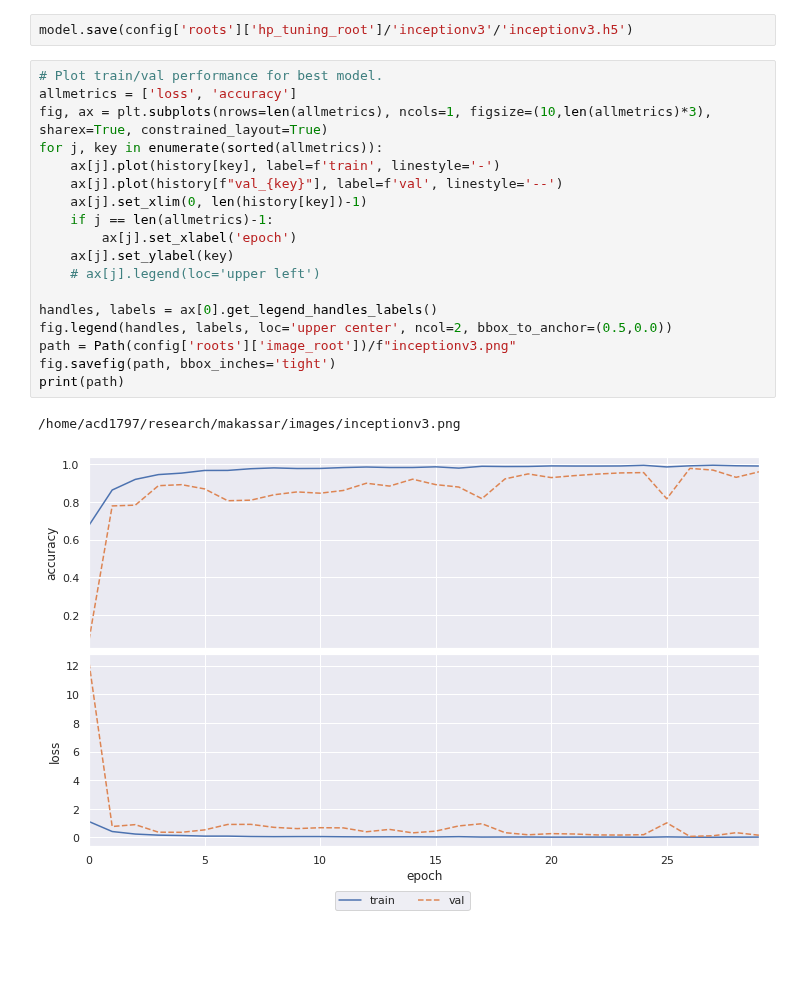
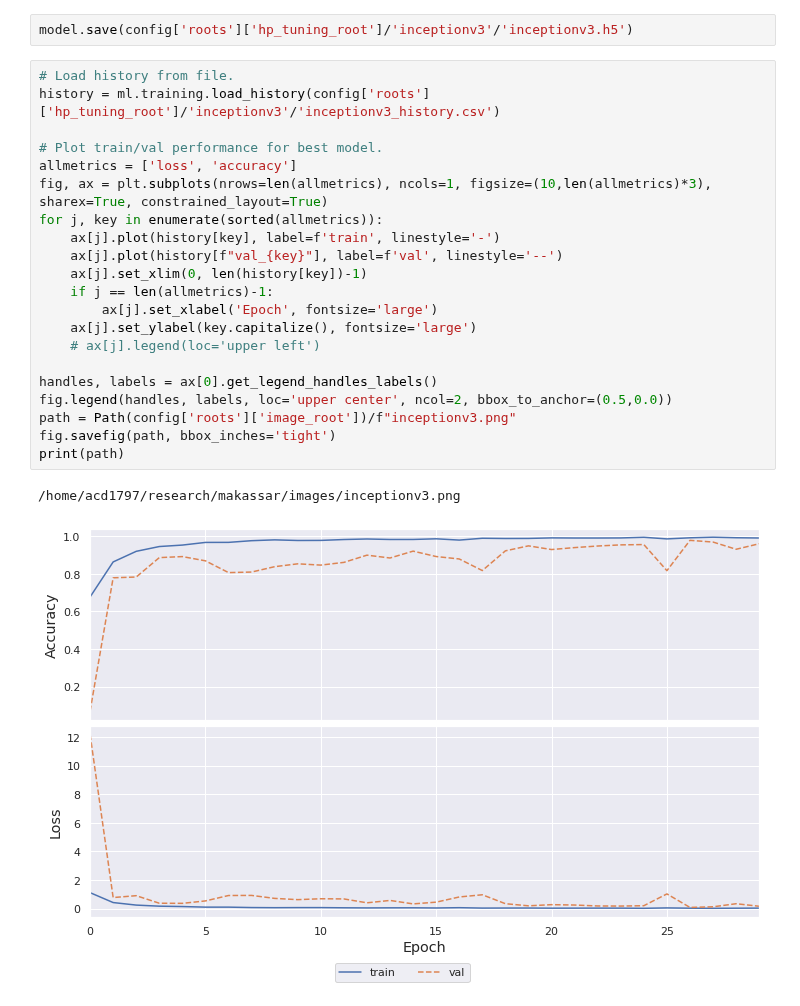
Before and after one commit to news-vt/makassar-ml, a Jupyter notebook: jupyter/inceptionv3.ipynb, the cells around one changed output. Saved outputs shown, nothing was run; the diff lists cells and outputs as text; blank space fills up the shorter version.

Commit message:
Plot axis labels are now larger

```diff
--- a/jupyter/inceptionv3.ipynb
+++ b/jupyter/inceptionv3.ipynb
@@ -142,23 +142,26 @@ Epoch 30/30
 # %%
 model.save(config['roots']['hp_tuning_root']/'inceptionv3'/'inceptionv3.h5')
 # %%
+# Load history from file.
+history = ml.training.load_history(config['roots']['hp_tuning_root']/'inceptionv3'/'inceptionv3_history.csv')
+
 # Plot train/val performance for best model.
 allmetrics = ['loss', 'accuracy']
 fig, ax = plt.subplots(nrows=len(allmetrics), ncols=1, figsize=(10,len(allmetrics)*3), sharex=True, constrained_layout=True)
 for j, key in enumerate(sorted(allmetrics)):
     ax[j].plot(history[key], label=f'train', linestyle='-')
     ax[j].plot(history[f"val_{key}"], label=f'val', linestyle='--')
     ax[j].set_xlim(0, len(history[key])-1)
     if j == len(allmetrics)-1:
-        ax[j].set_xlabel('epoch')
-    ax[j].set_ylabel(key)
+        ax[j].set_xlabel('Epoch', fontsize='large')
+    ax[j].set_ylabel(key.capitalize(), fontsize='large')
     # ax[j].legend(loc='upper left')
 
 handles, labels = ax[0].get_legend_handles_labels()
 fig.legend(handles, labels, loc='upper center', ncol=2, bbox_to_anchor=(0.5,0.0))
 path = Path(config['roots']['image_root'])/f"inceptionv3.png"
 fig.savefig(path, bbox_inches='tight')
 print(path)
 # %% [output]
 /home/acd1797/research/makassar/images/inceptionv3.png
-[figure, old version]
+[figure, new version]
```
Also changed, not shown: 2 other files.
